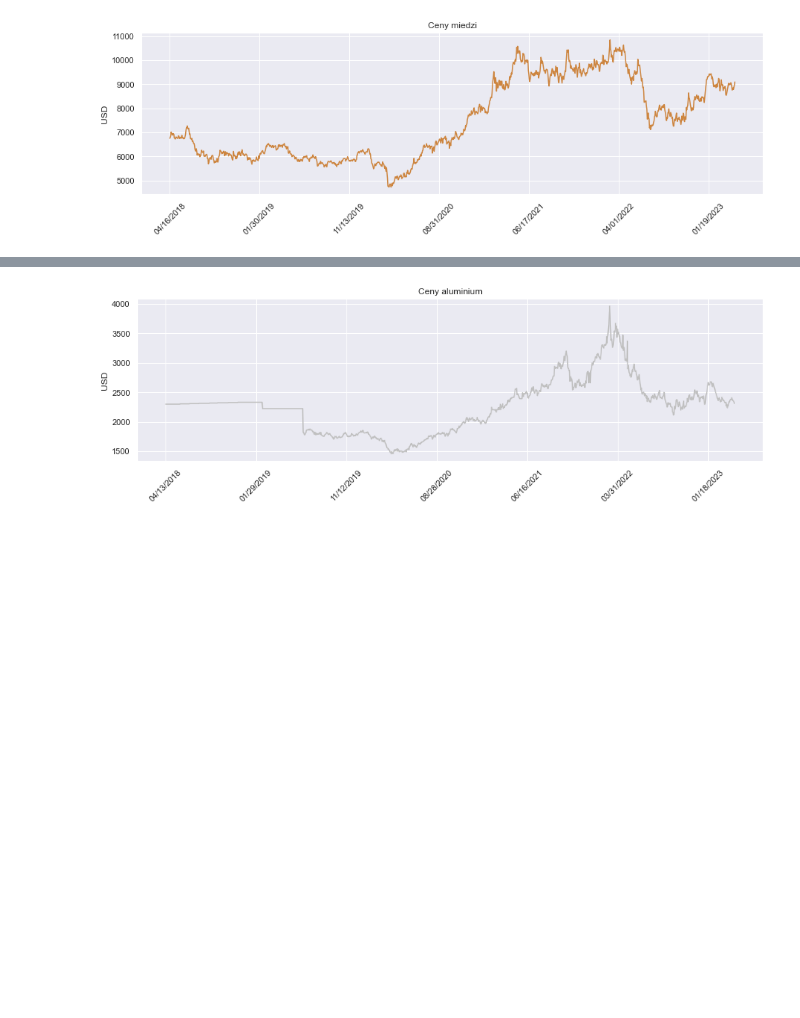
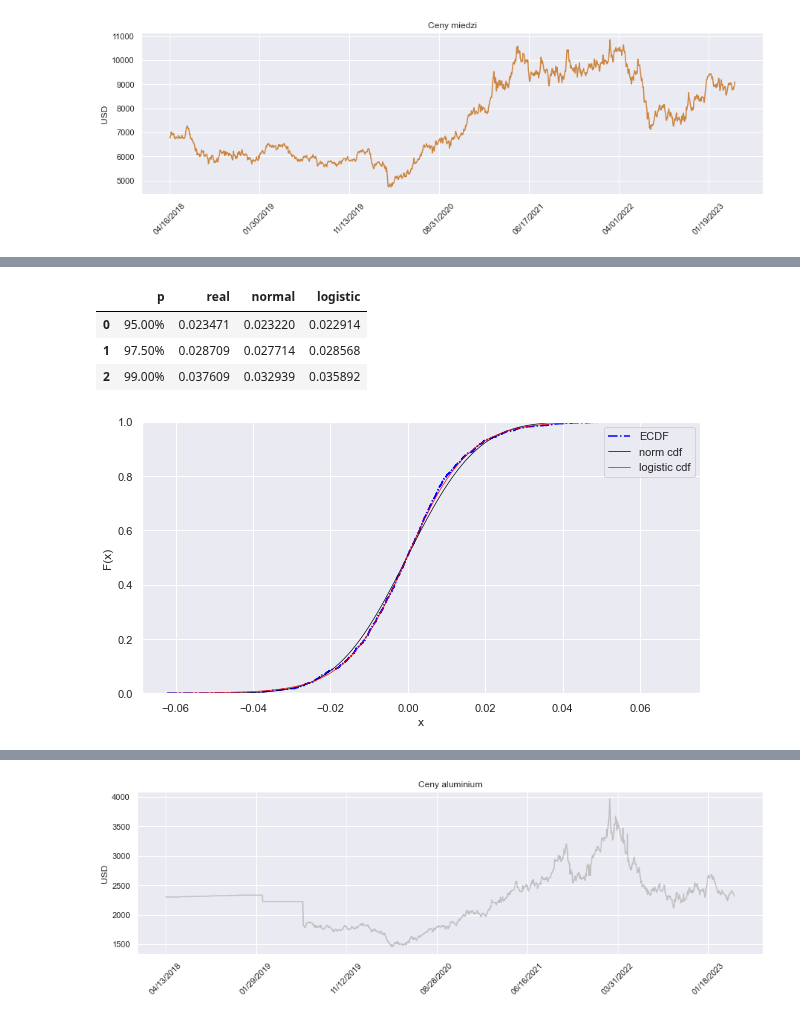
Before and after one commit to Szymex49/NVIDIA_risk_management, a Jupyter notebook: Prezentacja_2.ipynb, the cells around one changed output, grey strips where cells are left out. Saved outputs shown, nothing was run; the diff lists cells and outputs as text; code cells hidden in the pictures; blank space fills up the shorter version.

```diff
--- a/Prezentacja_2.ipynb
+++ b/Prezentacja_2.ipynb
@@ -68,0 +171,11 @@ draw_stock(copper, 'peru', 'Ceny miedzi')
+# %%
+comp_quantile(r, .95, .975, .99)
+# %% [output]
+|  | p | real | normal | logistic |
+| 0 | 95.00% | 0.023471 | 0.023220 | 0.022914 |
+| 1 | 97.50% | 0.028709 | 0.027714 | 0.028568 |
+| 2 | 99.00% | 0.037609 | 0.032939 | 0.035892 |
+# %%
+cdf(r, logistic)
+# %% [output]
+[figure, added]
```
Also changed, not shown: parts of 23 cells of this notebook, 1 other file.
